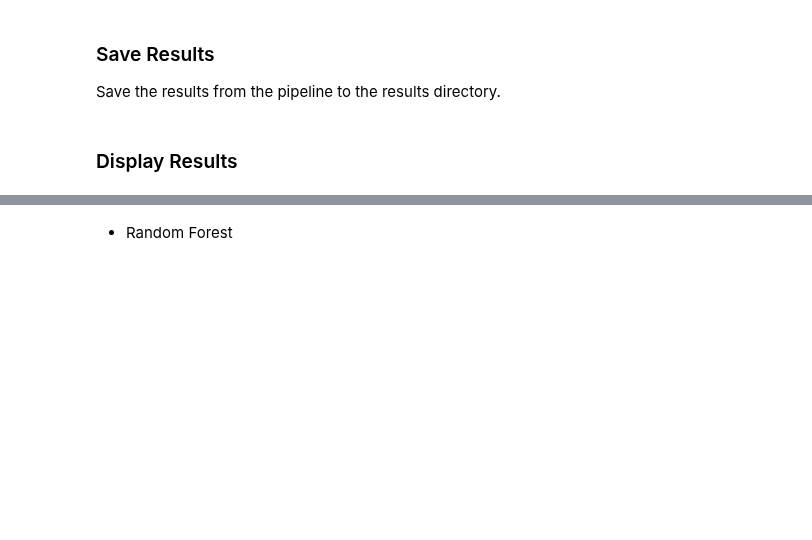
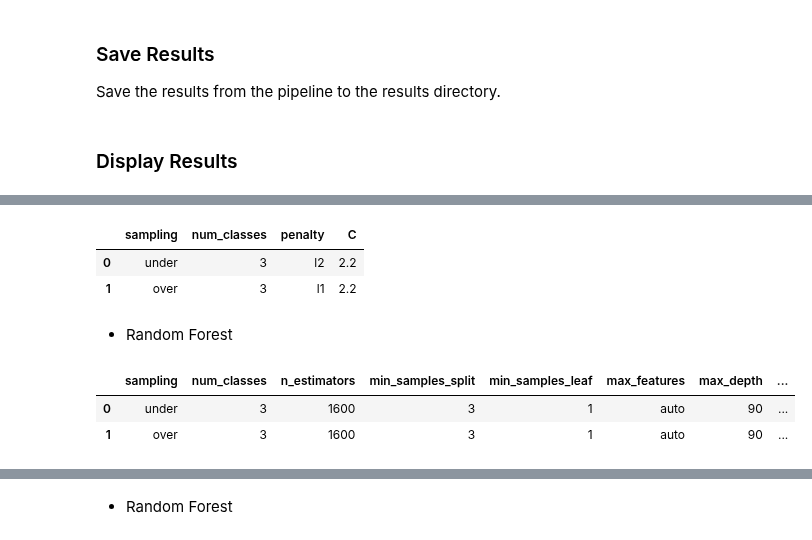
Before and after one commit to dmclark53/Springboard, a Jupyter notebook: Capstone-Project-Two/notebooks/Water_Pumps_Modeling_Pipeline.ipynb, the cells around one changed output, grey strips where cells are left out. Cells and saved outputs as stored; diff of their text form; code cells hidden in the pictures; blank space fills up the shorter version.

```diff
--- a/Capstone-Project-Two/notebooks/Water_Pumps_Modeling_Pipeline.ipynb
+++ b/Capstone-Project-Two/notebooks/Water_Pumps_Modeling_Pipeline.ipynb
@@ -31,10 +31,10 @@ from xgboost import XGBClassifier
 ## Configurations
 Set up configurations for current run of this notebook.
 # %%
-binary = True
-debug = True
-# sampling_type = 'over'
-sampling_type = 'under'
+binary = False
+debug = False
+sampling_type = 'over'
+# sampling_type = 'under'
 results_filename = 'pipeline_results.csv'
 if binary:
     split_filename = results_filename.split('_')
@@ -172,7 +195,7 @@ def save_hyper_params(model_type, sampling, binary, best_params):
         df = pd.read_csv(hyper_params_files)
         next_index = len(df)
         df.loc[next_index] = next_row
-        df.drop_duplicates(subset=['sampling', 'num_classes'], ignore_index=True, inplace=True)
+        df.drop_duplicates(subset=['sampling', 'num_classes'], ignore_index=True, inplace=True, keep='last')
     else:
         df = pd.DataFrame(next_row, index=[0])
     df.to_csv(hyper_params_files, index=False)
@@ -374,0 +481,14 @@ df_final_results
+# %%
+df_logreg_params[df_logreg_params['num_classes'] == 3].reset_index(drop=True)
+# %% [output]
+|  | sampling | num_classes | penalty | C |
+| 0 | under | 3 | l2 | 2.2 |
+| 1 | over | 3 | l1 | 2.2 |
+# %% [markdown]
+* Random Forest
+# %%
+df_rf_params[df_rf_params['num_classes'] == 3].reset_index(drop=True)
+# %% [output]
+|  | sampling | num_classes | n_estimators | min_samples_split | min_samples_leaf | max_features | max_depth | ... |
+| 0 | under | 3 | 1600 | 3 | 1 | auto | 90 | ... |
+| 1 | over | 3 | 1600 | 3 | 1 | auto | 90 | ... |
```
Also changed, not shown: parts of 41 cells of this notebook, 1 other file.
